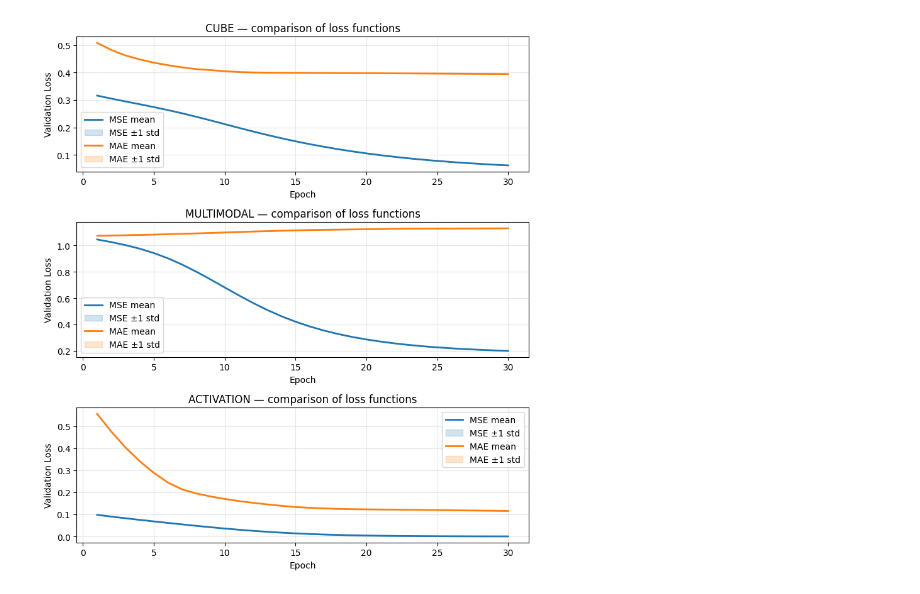
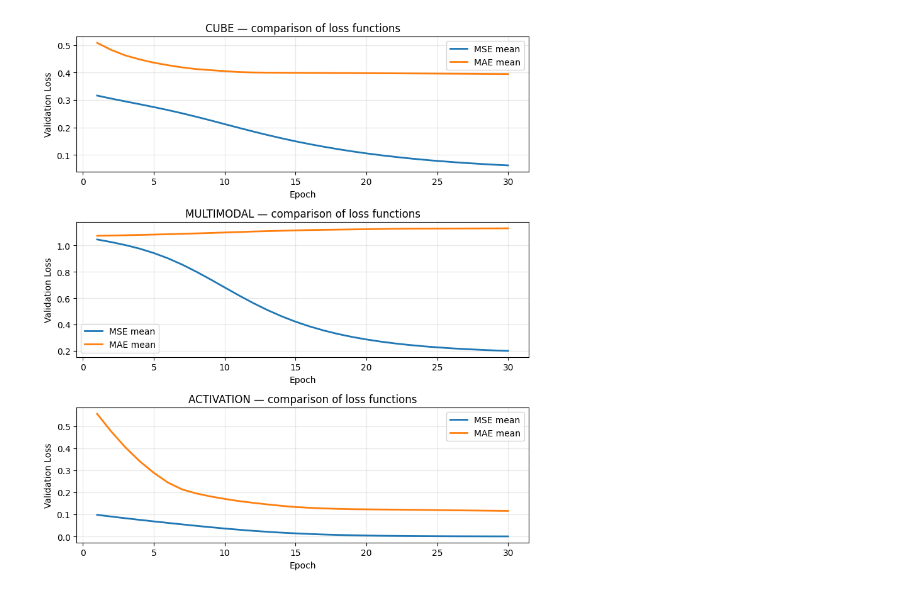
Before and after one commit to macinn/mlp, a Jupyter notebook: loss_fun.ipynb, the cells around one changed output. Saved outputs shown, nothing was run; the diff lists cells and outputs as text; code cells hidden in the pictures.

```diff
--- a/loss_fun.ipynb
+++ b/loss_fun.ipynb
@@ -64,33 +47,33 @@ Epoka 100/100, błąd treningowy: 0.248786, walidacyjny: 0.253684
 # %%
 # Plotting: one plot per task, both loss functions on same axes
 n_tasks = len(task_types)
 fig, axes = plt.subplots(n_tasks, 1, figsize=(8, 3 * n_tasks), squeeze=False)
 
 colors = ["C0", "C1"]
 for ti, task in enumerate(task_types):
     ax = axes[ti, 0]
     for li, loss in enumerate(loss_funs):
         runs = histories[(task, loss)]  # shape (n_repeats, epochs)
         epochs_axis = np.arange(1, runs.shape[1] + 1)
 
         # faint individual runs
-        for r in runs:
-            ax.plot(epochs_axis, r, color=colors[li], alpha=0.15, linewidth=0.8)
+        # for r in runs:
+            # ax.plot(epochs_axis, r, color=colors[li], alpha=0.15, linewidth=0.8)
 
         # mean and std
         mean = runs.mean(axis=0)
         std = runs.std(axis=0)
         ax.plot(epochs_axis, mean, color=colors[li], linewidth=2, label=f"{loss.name} mean")
-        ax.fill_between(epochs_axis, mean - std, mean + std, color=colors[li], alpha=0.2, label=f"{loss.name} ±1 std")
+        # ax.fill_between(epochs_axis, mean - std, mean + std, color=colors[li], alpha=0.2, label=f"{loss.name} ±1 std")
 
     # ax.set_yscale("log")
     ax.set_xlabel("Epoch")
     ax.set_ylabel("Validation Loss")
     ax.set_title(f"{task.name} — comparison of loss functions")
     ax.legend()
     ax.grid(True, alpha=0.3)
 
 plt.tight_layout()
 plt.show()
 # %% [output]
-[figure, old version]
+[figure, new version]
```
Also changed, not shown: parts of 1 cell of this notebook, 4 other files.
